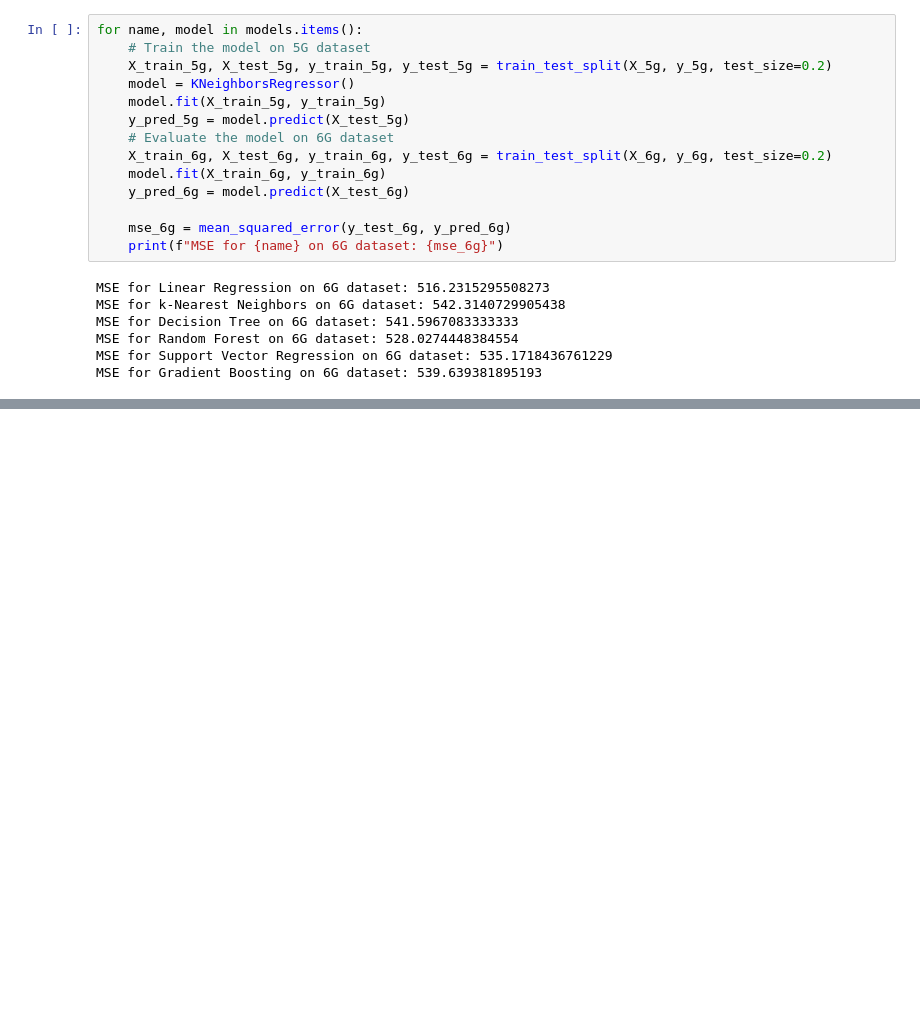
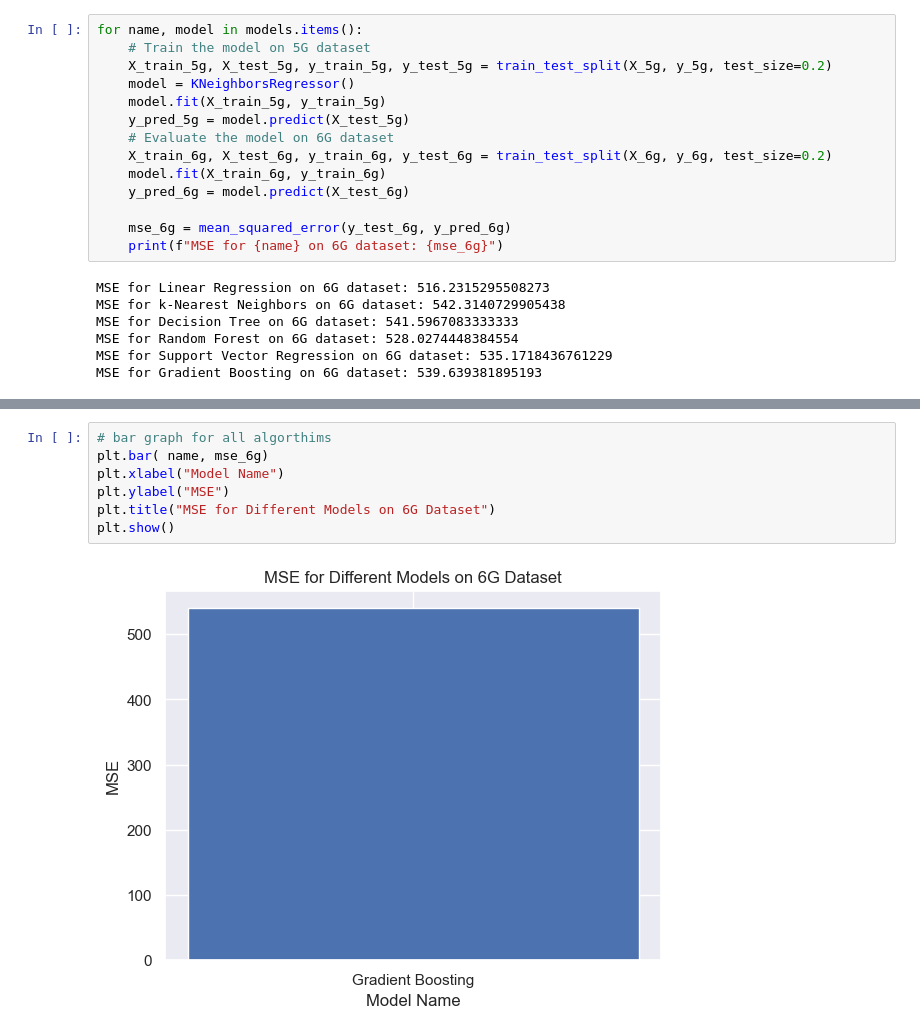
Before and after one commit to logicalNil/5g6gComparision, a Jupyter notebook: Implementation.ipynb, the cells around one changed output, grey strips where cells are left out. Saved outputs shown, nothing was run; the diff lists cells and outputs as text; blank space fills up the shorter version.

```diff
--- a/Implementation.ipynb
+++ b/Implementation.ipynb
@@ -321,0 +328,9 @@ def mean_absolute_error(y_true, y_pred):
+# %%
+# bar graph for all algorthims
+plt.bar( name, mse_6g)
+plt.xlabel("Model Name")
+plt.ylabel("MSE")
+plt.title("MSE for Different Models on 6G Dataset")
+plt.show()
+# %% [output]
+[figure, added]
```
Also changed, not shown: parts of 2 cells of this notebook.
